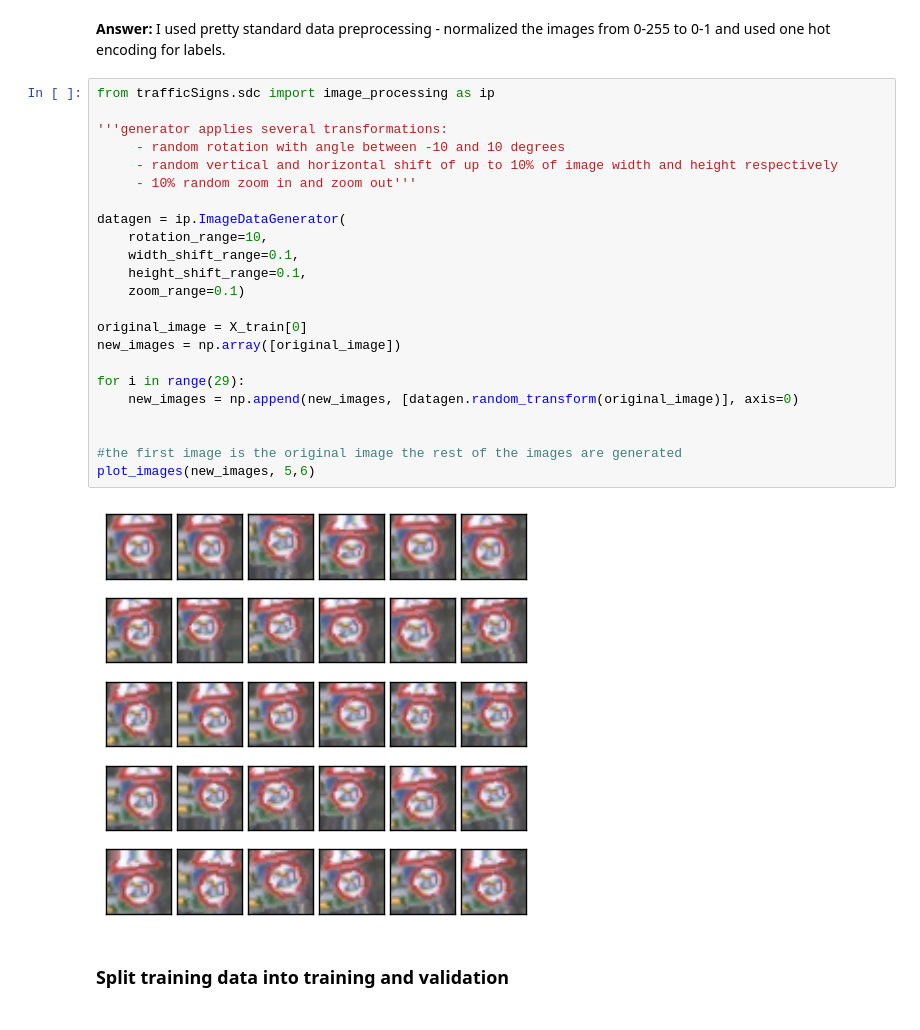
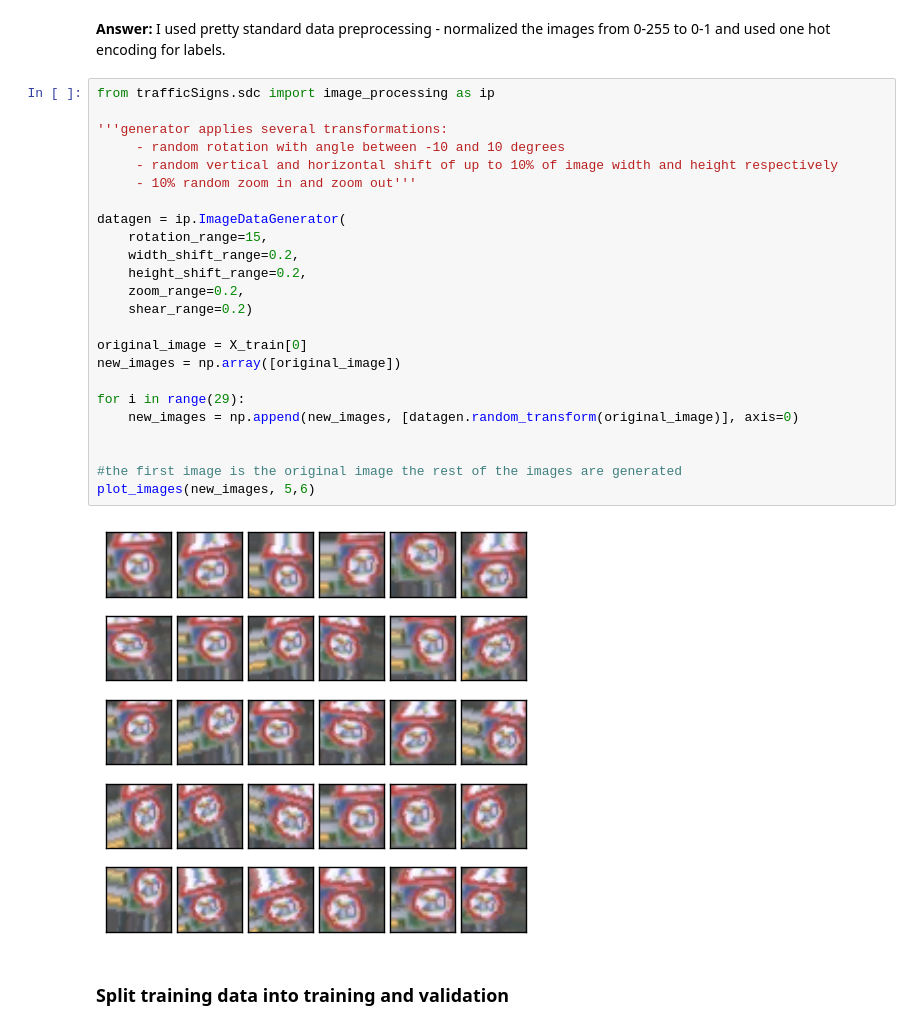
Before and after one commit to mihailrc/selfDrivingCar, a Jupyter notebook: Traffic_Signs_Recognition.ipynb, the cells around one changed output. Drawn from its saved outputs; the diff is of its cells as text.

```diff
--- a/Traffic_Signs_Recognition.ipynb
+++ b/Traffic_Signs_Recognition.ipynb
@@ -163,28 +163,29 @@ _Describe the techniques used to preprocess the data._
 # %%
 from trafficSigns.sdc import image_processing as ip
 
 '''generator applies several transformations:
      - random rotation with angle between -10 and 10 degrees
      - random vertical and horizontal shift of up to 10% of image width and height respectively
      - 10% random zoom in and zoom out'''
 
 datagen = ip.ImageDataGenerator(
-    rotation_range=10,
-    width_shift_range=0.1,
-    height_shift_range=0.1,
-    zoom_range=0.1)
+    rotation_range=15,
+    width_shift_range=0.2,
+    height_shift_range=0.2,
+    zoom_range=0.2,
+    shear_range=0.2)
 
 original_image = X_train[0]
 new_images = np.array([original_image])
 
 for i in range(29):
     new_images = np.append(new_images, [datagen.random_transform(original_image)], axis=0)
 
 
 #the first image is the original image the rest of the images are generated
 plot_images(new_images, 5,6)
 # %% [output]
-[figure, old version]
+[figure, new version]
 # %% [markdown]
 ### Split training data into training and validation
 # %%
```
Also changed, not shown: parts of 16 cells of this notebook, 55 other files.
